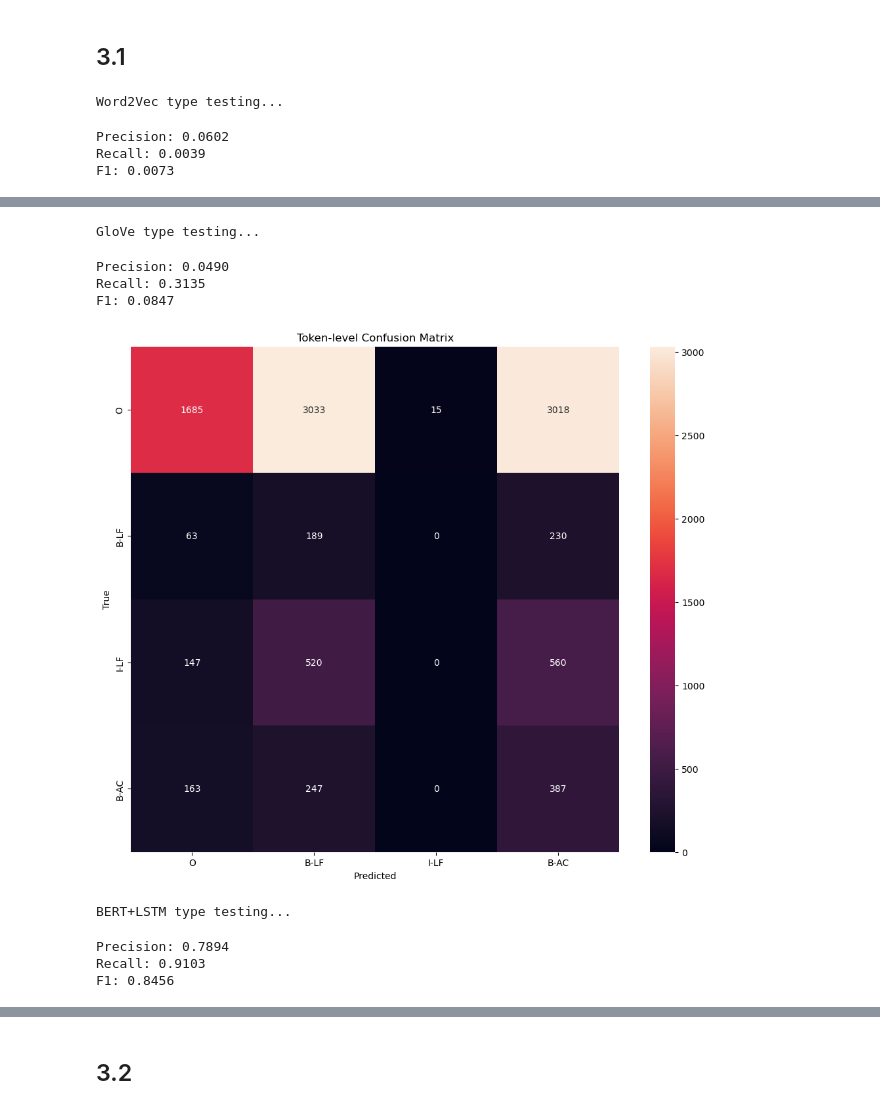
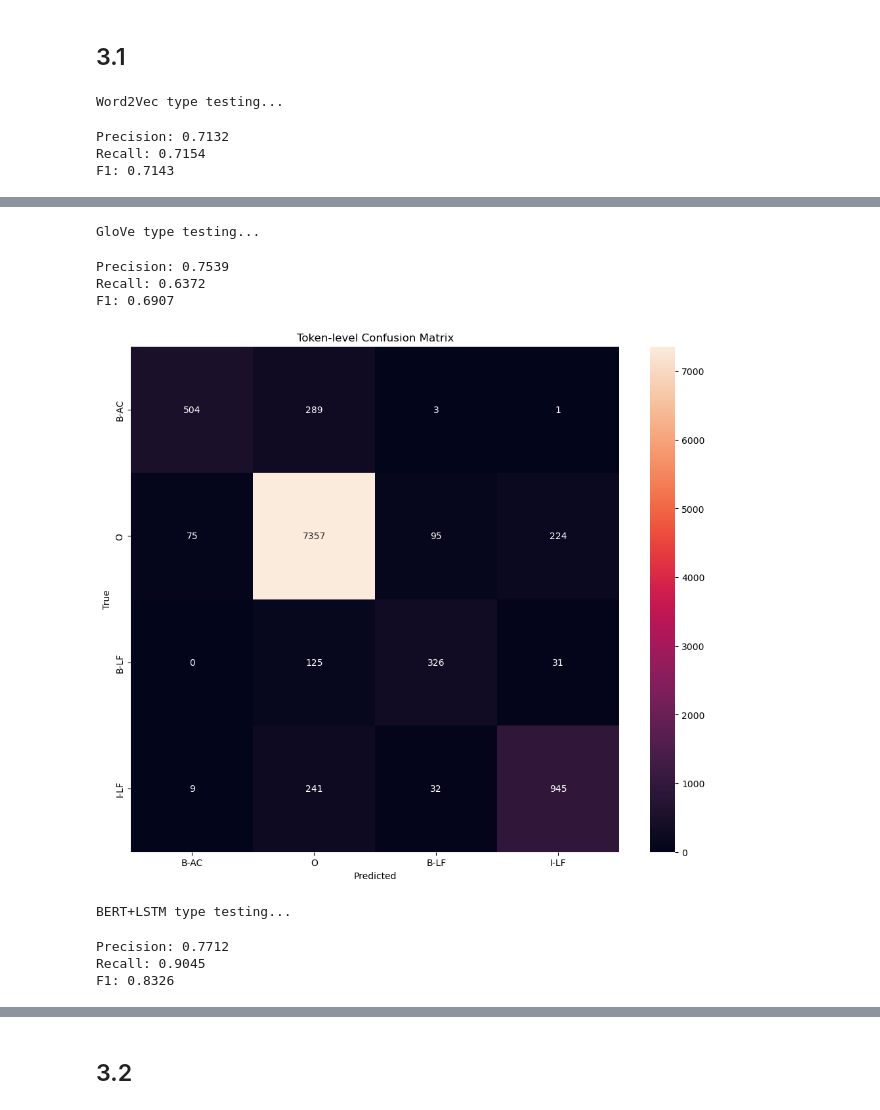
Before and after one commit to KKSTB/COMM061, a Jupyter notebook: main2.ipynb, the cells around one changed output, grey strips where cells are left out. Saved outputs shown, nothing was run; the diff lists cells and outputs as text; code cells hidden in the pictures.

Commit message:
Synchronize hyperparameters and debug. TODO：Optimize the evaluation section and loss charts

```diff
--- a/main2.ipynb
+++ b/main2.ipynb
@@ -89,12 +91,13 @@ class Config:
     EMBEDDING_VEC = 100
     HIDDEN = 128
     BATCH_SIZE = 32
-    EPOCHS = 20
+    EPOCHS = 10
     BERT_MODEL_NAME = 'bert-base-cased'
     NUM_LSTM_LAYERS = 2
     NUM_RNN_LAYERS = 2
     MAX_LENGTH = 128
-    LEARNING_RATE = 1e-5
+    BERT_LEARNING_RATE = 1e-5
+    LEARNING_RATE = 0.001
     DEVICE = torch.device('cuda' if torch.cuda.is_available() else 'cpu')
 # %%
 #Build vocabulary, convert to ID
@@ -735,13 +739,24 @@ def testing(model, model_name, embedding_type, test_loader):
 ## 3.1
 # %%
 print('Word2Vec type testing...')
+model_w2v = NER_Model('Word2Vec').to(Config.DEVICE)
+optimizer = optim.Adam(model_w2v.parameters(), lr=Config.LEARNING_RATE)
+criterion = nn.CrossEntropyLoss(ignore_index=-100, label_smoothing=0.1)
 testing(model_w2v,'best_w2v_LSTM.pth', 'Word2Vec', test_loader)
+
 print('GloVe type testing...')
+model_glove = NER_Model('GloVe').to(Config.DEVICE)
+optimizer = optim.Adam(model_glove.parameters(), lr=Config.LEARNING_RATE)
+criterion = nn.CrossEntropyLoss(ignore_index=-100, label_smoothing=0.1)
 testing(model_glove,'best_glove_LSTM.pth', 'GloVe', test_loader)
+
 print('BERT+LSTM type testing...')
+model_bert_lstm = NER_Model('BERT','LSTM').to(Config.DEVICE)
+optimizer = optim.Adam(model_bert_lstm.parameters(), lr=Config.BERT_LEARNING_RATE)
+criterion = nn.CrossEntropyLoss(ignore_index=-100, label_smoothing=0.1)
 testing(model_bert_lstm,'best_bert_LSTM.pth', 'BERT', test_loader_bert)
 # %% [output]
 Word2Vec type testing...
-Precision: 0.0602
-Recall: 0.0039
-F1: 0.0073
+Precision: 0.7132
+Recall: 0.7154
+F1: 0.7143
@@ -749,9 +764,9 @@ F1: 0.0073
 GloVe type testing...
-Precision: 0.0490
-Recall: 0.3135
-F1: 0.0847
+Precision: 0.7539
+Recall: 0.6372
+F1: 0.6907
-[figure, old version]
+[figure, new version]
 BERT+LSTM type testing...
-Precision: 0.7894
-Recall: 0.9103
-F1: 0.8456
+Precision: 0.7712
+Recall: 0.9045
+F1: 0.8326
```
Also changed, not shown: parts of 8 cells of this notebook.
